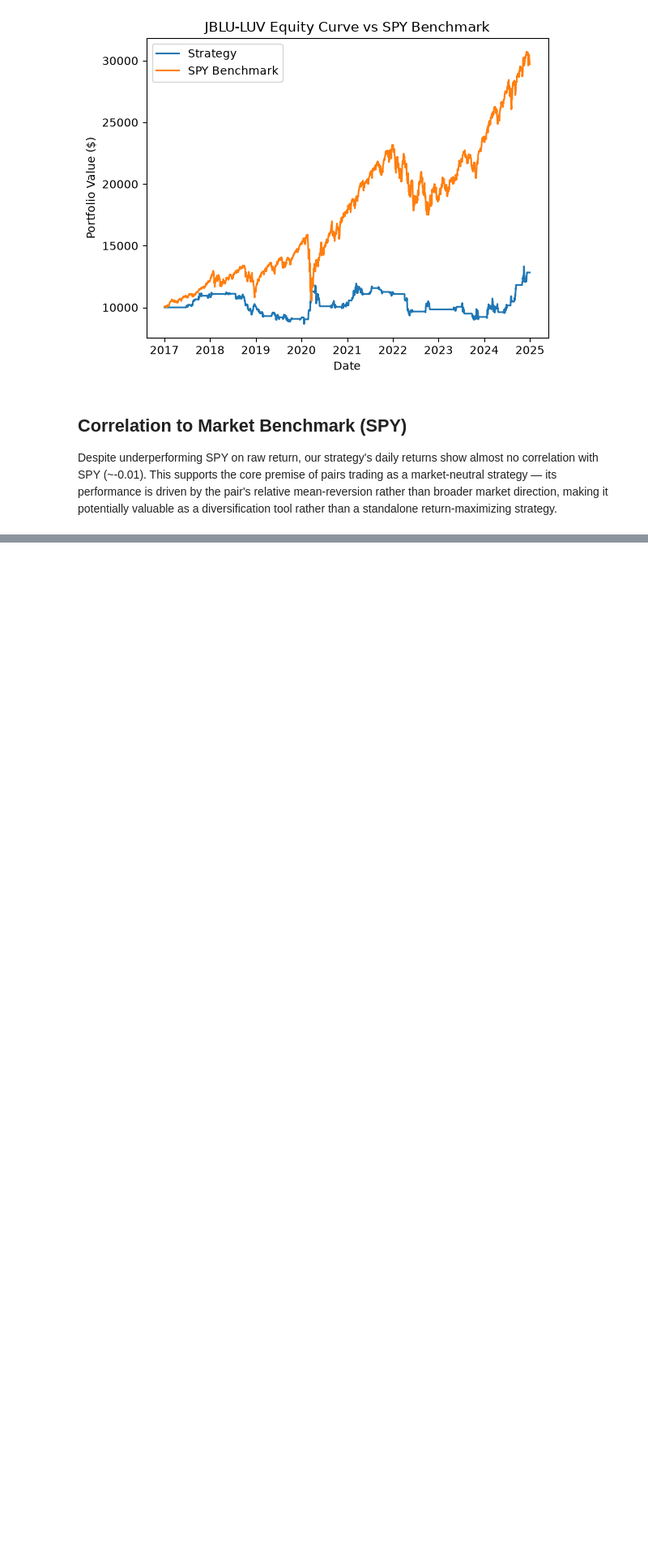
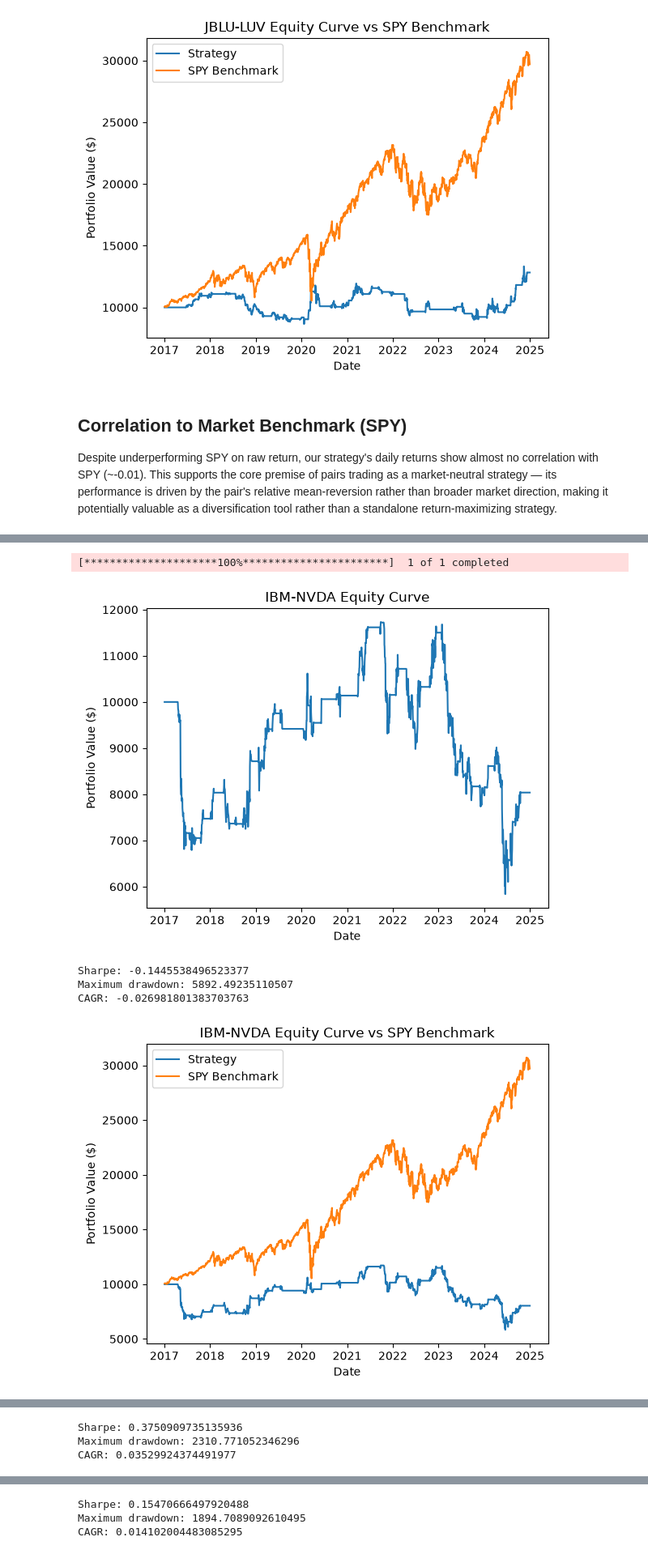
Before and after one commit to thiya-1st/stat-arb-pairs-trading, a Jupyter notebook: notebooks/04_backtesting.ipynb, the cells around one changed output, grey strips where cells are left out. Shown at 81% size. Cells and saved outputs as stored; diff of their text form; code cells hidden in the pictures; blank space fills up the shorter version.

Commit message:
backtest top 5 pairs

```diff
--- a/notebooks/04_backtesting.ipynb
+++ b/notebooks/04_backtesting.ipynb
@@ -141,0 +142,25 @@ print(correlation)
+# %%
+capital = 10000
+trade_cost_rate = 0.001
+
+start_date = "2017-01-01"
+end_date = "2025-01-01"
+benchmark_ticker = "SPY"
+
+bt.run_backtest(
+        adj_close_df,
+        capital,
+        trade_cost_rate,
+        cointegrated_pairs[1:5],
+        start_date,
+        end_date,
+        benchmark_ticker,
+        save_plots = False
+    )
+# %% [output]
+[*********************100%***********************]  1 of 1 completed
+[figure, added]
+Sharpe: -0.1445538496523377
+Maximum drawdown: 5892.49235110507
+CAGR: -0.026981801383703763
+[figure, added]
@@ -141,0 +168,3 @@ print(correlation)
+Sharpe: 0.3750909735135936
+Maximum drawdown: 2310.771052346296
+CAGR: 0.03529924374491977
@@ -141,0 +173,3 @@ print(correlation)
+Sharpe: 0.15470666497920488
+Maximum drawdown: 1894.7089092610495
+CAGR: 0.014102004483085295
```
Also changed, not shown: parts of 8 cells of this notebook, 10 other files.
